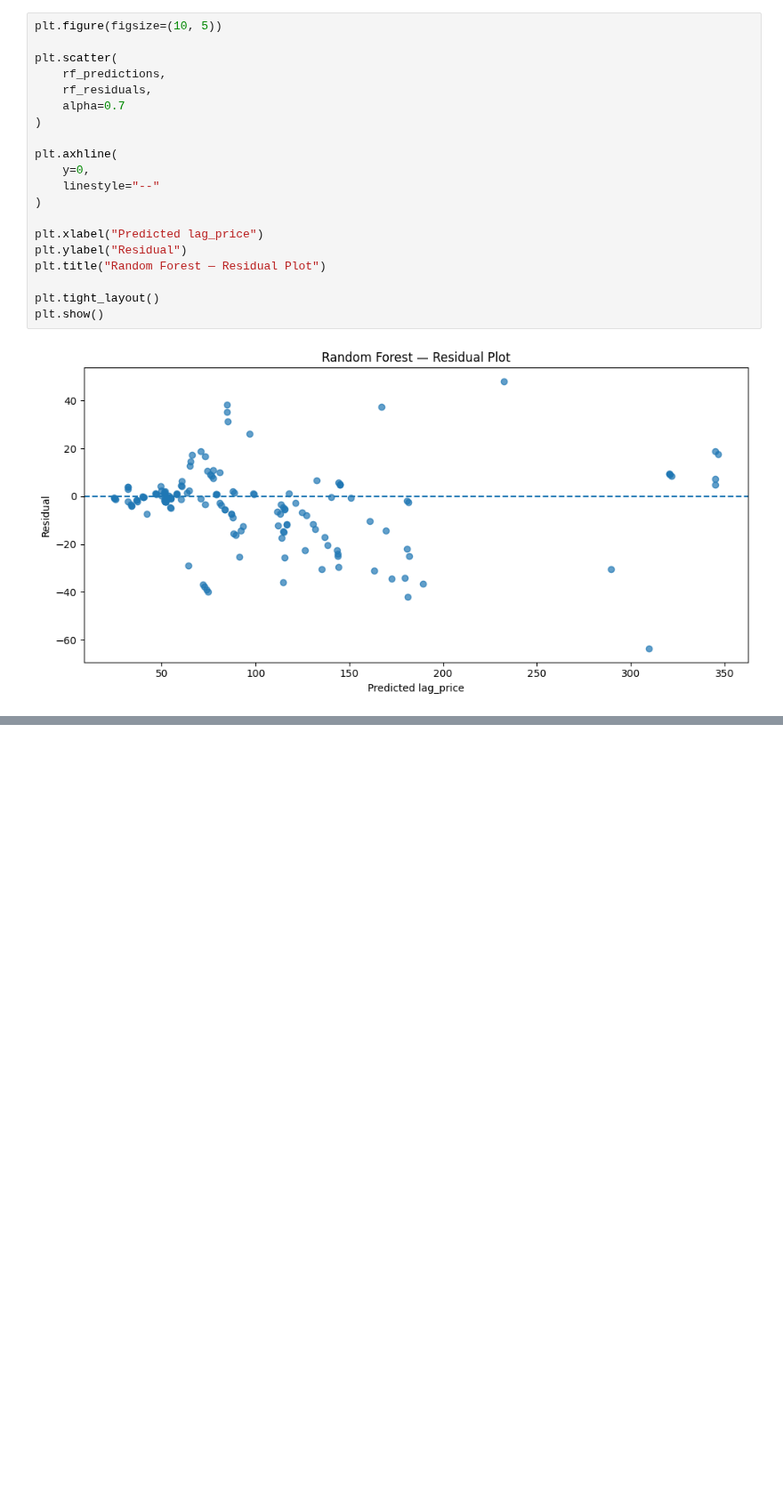
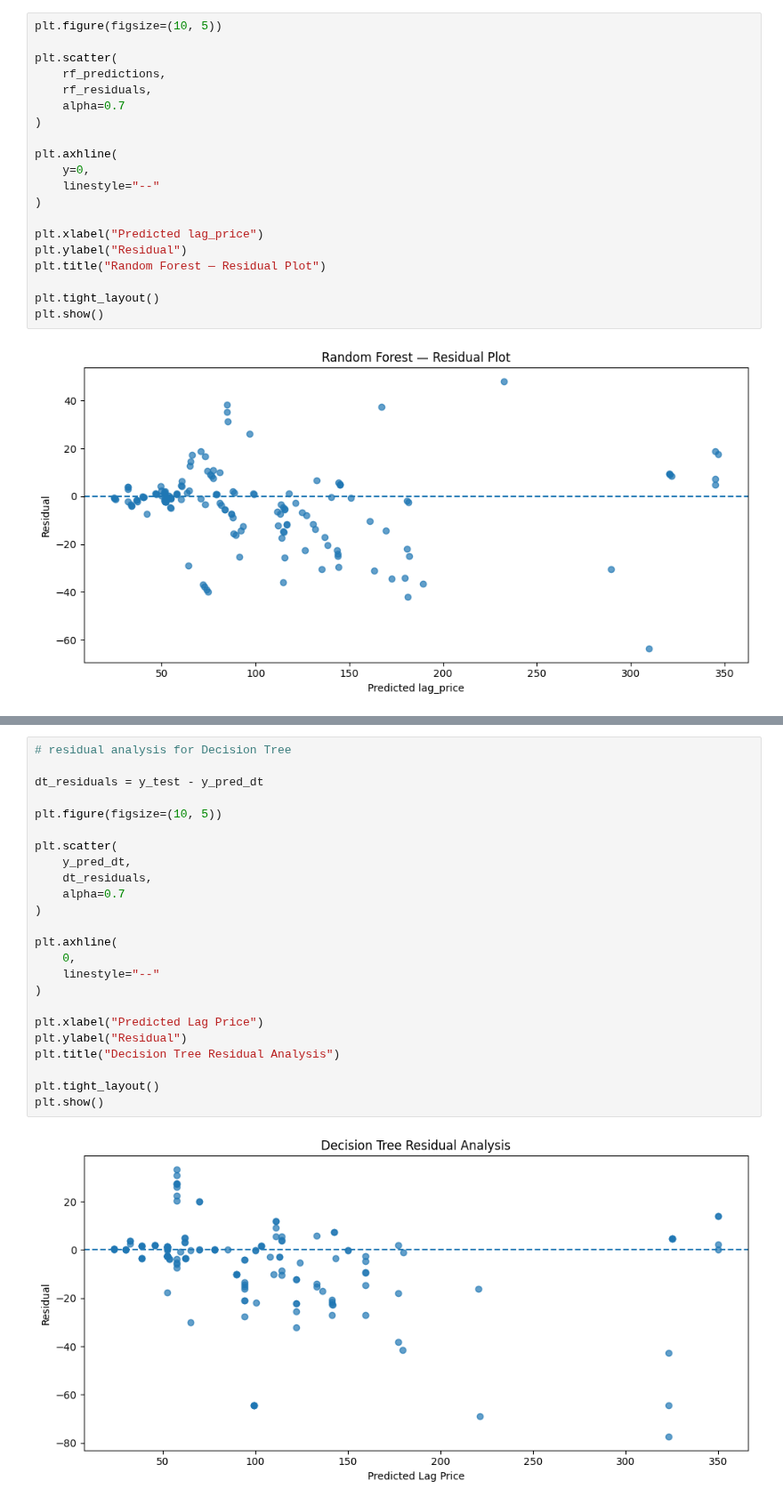
Before and after one commit to awwashreeadarsh19/Intern-project_1-Retail_Pricing, a Jupyter notebook: main.ipynb, the cells around one changed output, grey strips where cells are left out. Shown at 89% size. Drawn from its saved outputs; the diff is of its cells as text; blank space fills up the shorter version.

```diff
--- a/main.ipynb
+++ b/main.ipynb
@@ -3866,0 +4166,26 @@ plt.show()
+# %%
+# residual analysis for Decision Tree
+
+dt_residuals = y_test - y_pred_dt
+
+plt.figure(figsize=(10, 5))
+
+plt.scatter(
+    y_pred_dt,
+    dt_residuals,
+    alpha=0.7
+)
+
+plt.axhline(
+    0,
+    linestyle="--"
+)
+
+plt.xlabel("Predicted Lag Price")
+plt.ylabel("Residual")
+plt.title("Decision Tree Residual Analysis")
+
+plt.tight_layout()
+plt.show()
+# %% [output]
+[figure, added]
```
Also changed, not shown: parts of 29 cells of this notebook.
